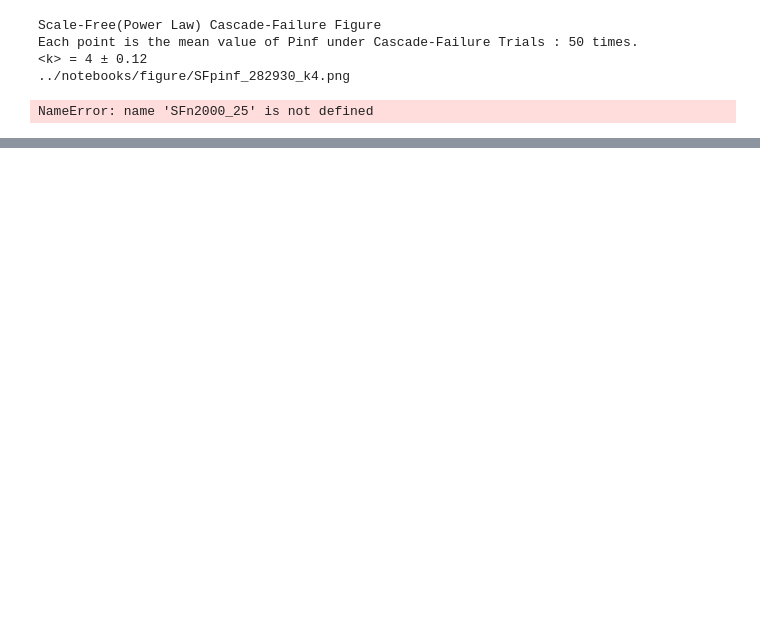
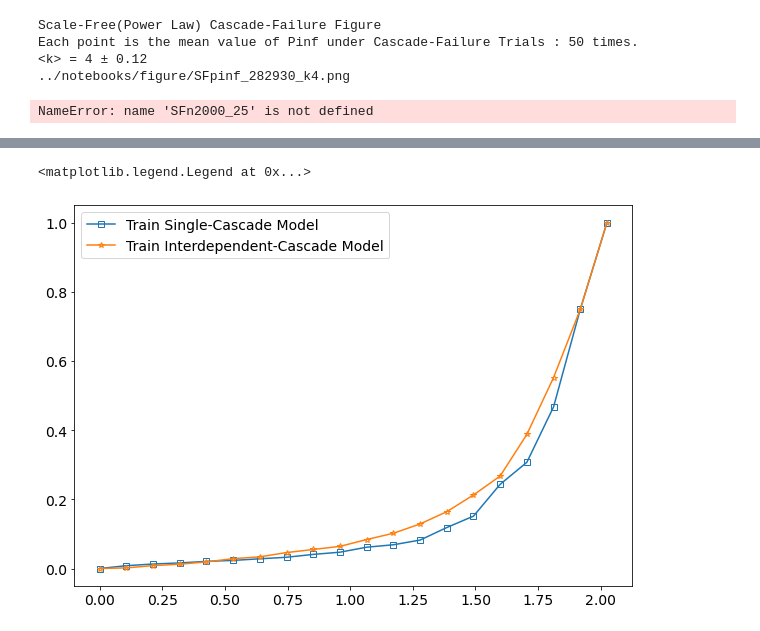
Before and after one commit to pbonazzi/network-cascade-failure, a Jupyter notebook: notebooks/report.ipynb, the cells around one changed output, grey strips where cells are left out. Saved outputs shown, nothing was run; the diff lists cells and outputs as text; code cells hidden in the pictures; blank space fills up the shorter version.

```diff
--- a/notebooks/report.ipynb
+++ b/notebooks/report.ipynb
@@ -131,0 +170,10 @@ NameError: name 'SFn2000_25' is not defined
+# %%
+plt.figure(figsize=(10,7))
+plt.plot(train_data_scale, train_data[1],
+        label="Train Single-Cascade Model", marker='s', mfc = "None")
+plt.plot(intd_tr_m_train_data_scale, Paris_intTrain_cascResult[2],
+        label = "Train Interdependent-Cascade Model", marker='*', mfc = "None")
+plt.legend()
+# %% [output]
+<matplotlib.legend.Legend at 0x...>
+[figure, added]
```
Also changed, not shown: parts of 9 cells of this notebook, 5 other files.
